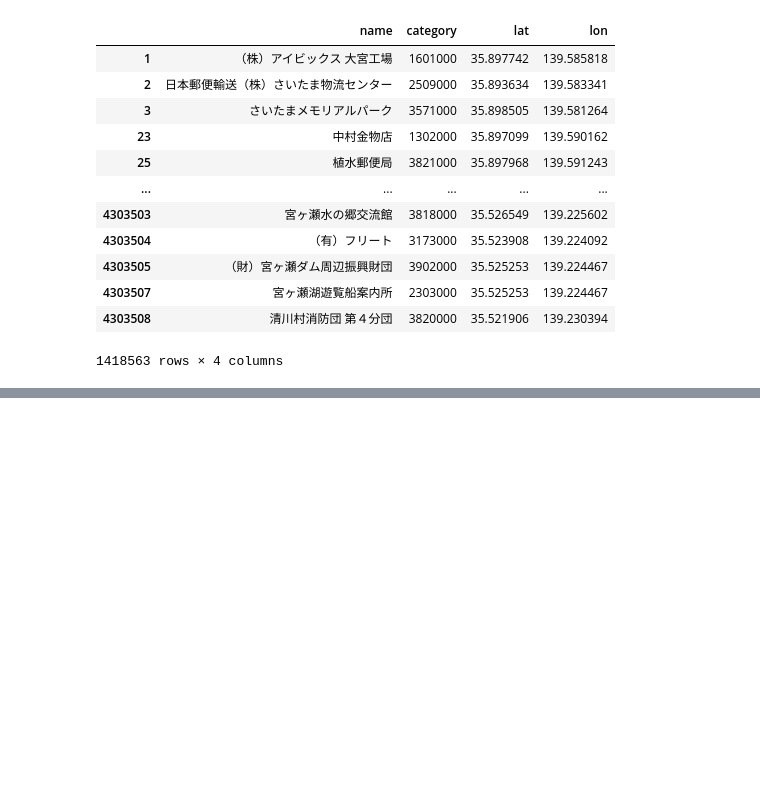
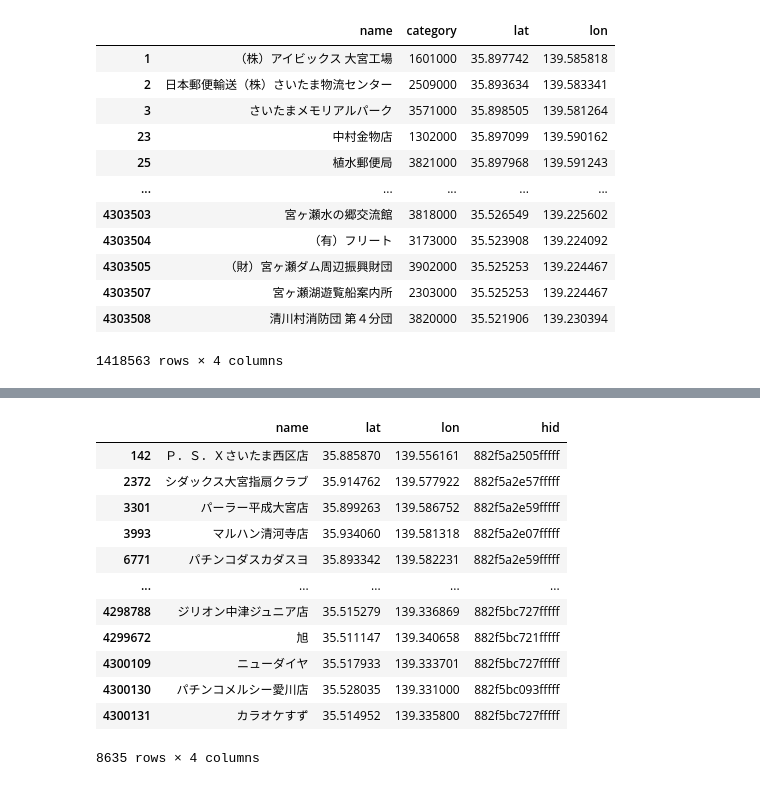
Before and after one commit to SUSTC-ChuangYANG/Spatial_data_preprocessing, a Jupyter notebook: POI_data_process/japan_poi_preprocess.ipynb, the cells around one changed output, grey strips where cells are left out. Cells and saved outputs as stored; diff of their text form; code cells hidden in the pictures; blank space fills up the shorter version.

```diff
--- a/POI_data_process/japan_poi_preprocess.ipynb
+++ b/POI_data_process/japan_poi_preprocess.ipynb
@@ -146,0 +199,23 @@ filtered_poi
+# %%
+entertainment = set(['3101000','3102000','3103000','3104000','3105000',
+ '3105001','3105002','3106000','3108000','3111000',
+ '3111001','3111002','3112000','3113000','3178000','3179000'])
+# %%
+entertainment_poi = filtered_poi[filtered_poi['category'].isin(entertainment)]
+del entertainment_poi['category']
+entertainment_poi = entertainment_poi.drop_duplicates()  # 同一 POI 属于多中娱乐子类
+entertainment_poi
+# %% [output]
+|  | name | lat | lon | hid |
+| 142 | Ｐ．Ｓ．Ｘさいたま西区店 | 35.885870 | 139.556161 | 882f5a2505fffff |
+| 2372 | シダックス大宮指扇クラブ | 35.914762 | 139.577922 | 882f5a2e57fffff |
+| 3301 | パーラー平成大宮店 | 35.899263 | 139.586752 | 882f5a2e59fffff |
+| 3993 | マルハン清河寺店 | 35.934060 | 139.581318 | 882f5a2e07fffff |
+| 6771 | パチンコダスカダスヨ | 35.893342 | 139.582231 | 882f5a2e59fffff |
+| ... | ... | ... | ... | ... |
+| 4298788 | ジリオン中津ジュニア店 | 35.515279 | 139.336869 | 882f5bc727fffff |
+| 4299672 | 旭 | 35.511147 | 139.340658 | 882f5bc721fffff |
+| 4300109 | ニューダイヤ | 35.517933 | 139.333701 | 882f5bc727fffff |
+| 4300130 | パチンコメルシー愛川店 | 35.528035 | 139.331000 | 882f5bc093fffff |
+| 4300131 | カラオケすず | 35.514952 | 139.335800 | 882f5bc727fffff |
+8635 rows × 4 columns
```
Also changed, not shown: parts of 35 cells of this notebook, 1 other file.
